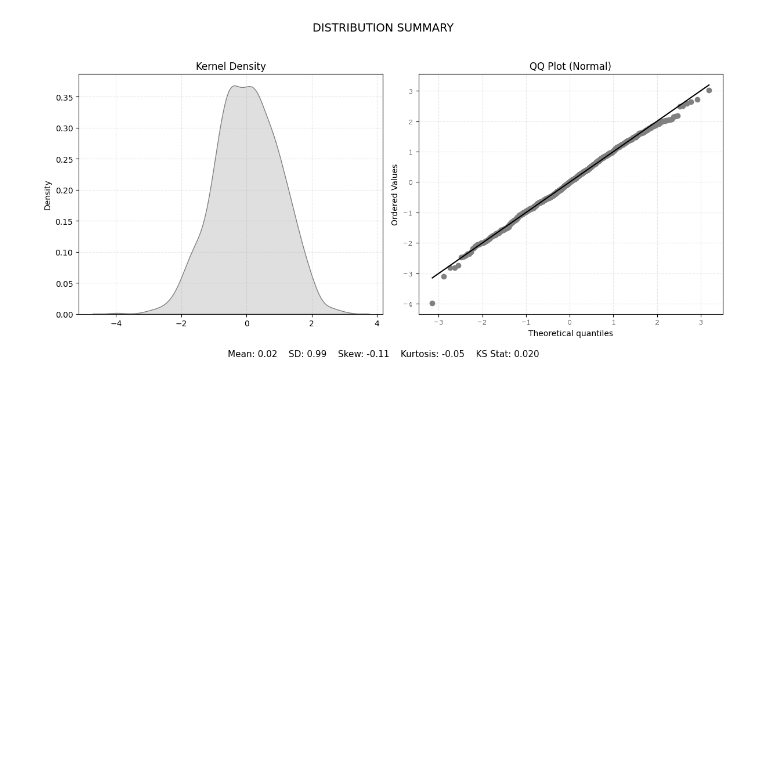
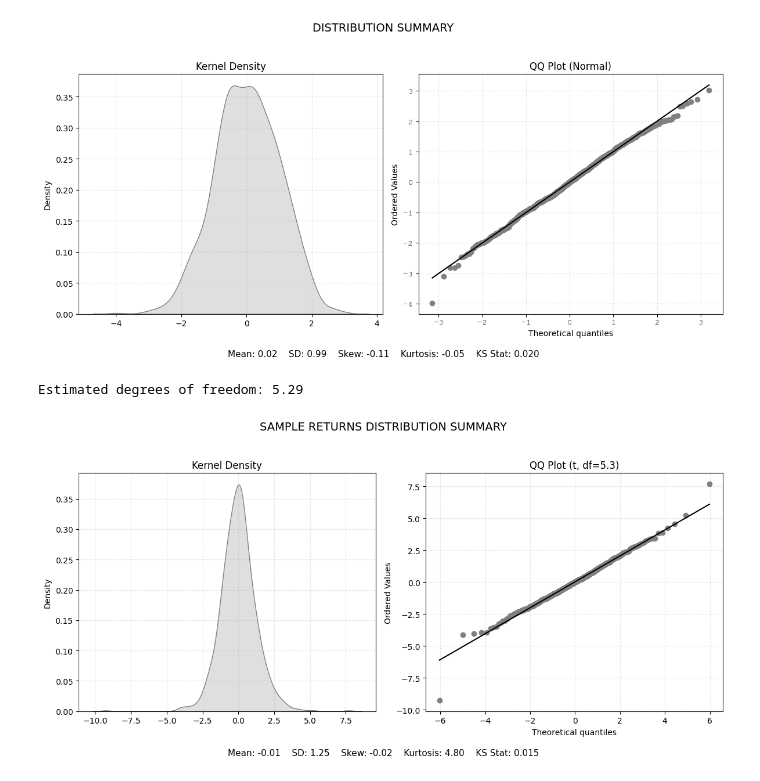
Before and after one commit to piper-of-dawn/cdn, a Jupyter notebook: visualisation.ipynb, the cells around one changed output. Cells and saved outputs as stored; diff of their text form; code cells hidden in the pictures; blank space fills up the shorter version.

```diff
--- a/visualisation.ipynb
+++ b/visualisation.ipynb
@@ -100,0 +120,6 @@ def plot_annotated_returns(df: pl.DataFrame, date_col: str = "Month", return_col
+# %%
+sample_returns = np.random.standard_t(df=5, size=1000)
+estimated_df = mle_t_degrees_of_freedom(sample_returns)
+print(f"Estimated degrees of freedom: {estimated_df:.2f}")
+# %% [output]
+Estimated degrees of freedom: 5.29
@@ -100,0 +169,4 @@ def plot_annotated_returns(df: pl.DataFrame, date_col: str = "Month", return_col
+# %%
+plot_distribution_summary(sample_returns, title="Sample Returns Distribution Summary")
+# %% [output]
+[figure, added]
```
Also changed, not shown: parts of 2 cells of this notebook.
